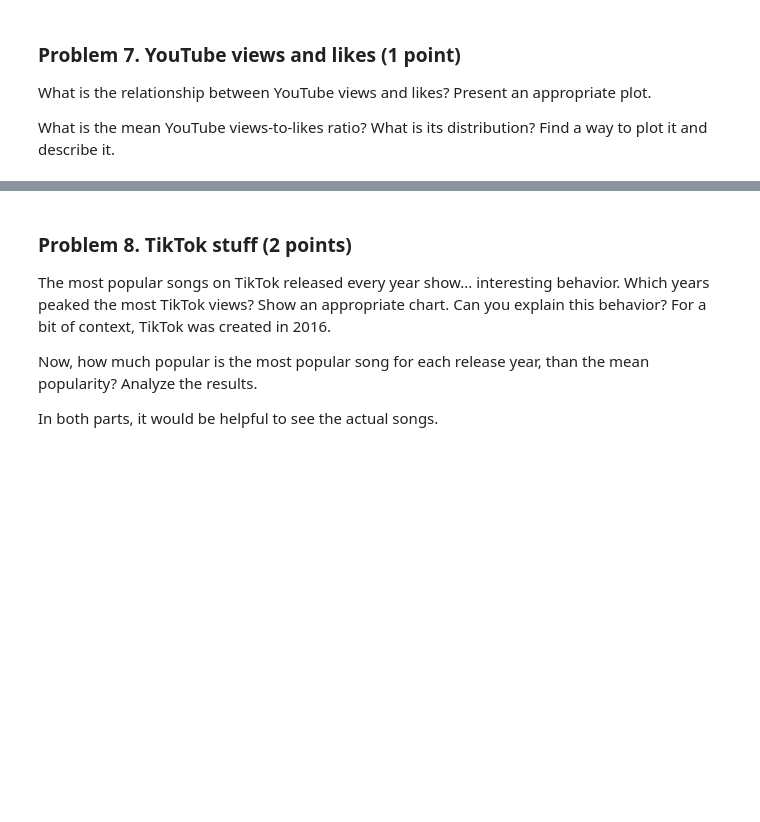
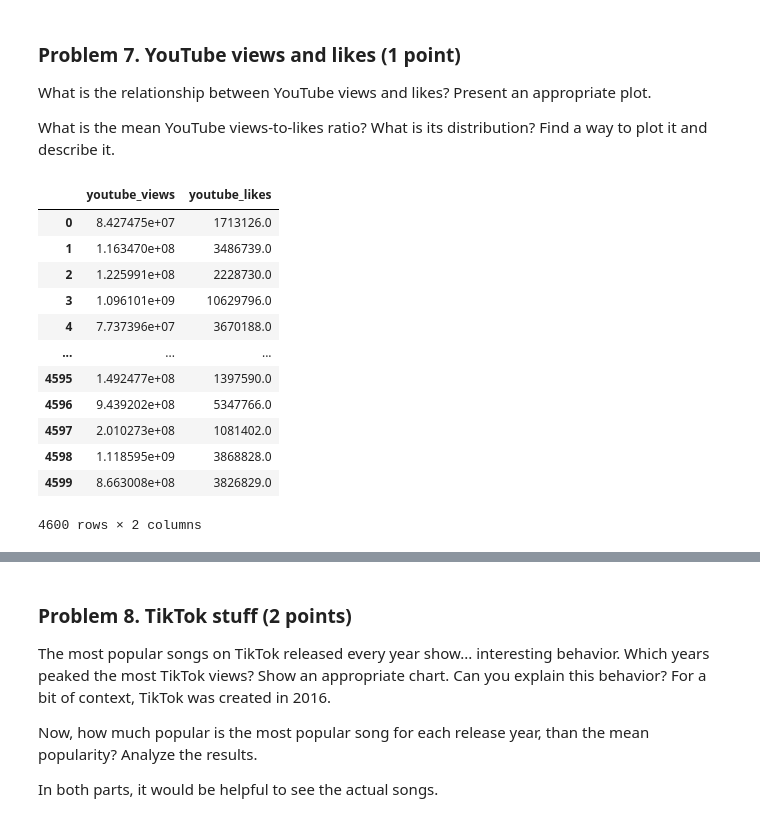
Before and after one commit to VladoDev03/data-science-softuni, a Jupyter notebook: 02-data-visualization-exploratory-data-analysis/Data Visualization and EDA Lab.ipynb, the cells around one changed output, grey strips where cells are left out. Saved outputs shown, nothing was run; the diff lists cells and outputs as text; code cells hidden in the pictures; blank space fills up the shorter version.

```diff
--- a/02-data-visualization-exploratory-data-analysis/Data Visualization and EDA Lab.ipynb
+++ b/02-data-visualization-exploratory-data-analysis/Data Visualization and EDA Lab.ipynb
@@ -502,0 +520,16 @@ What is the mean YouTube views-to-likes ratio? What is its distribution? Find a
+# %%
+youtube_data
+# %% [output]
+|  | youtube_views | youtube_likes |
+| 0 | 8.427475e+07 | 1713126.0 |
+| 1 | 1.163470e+08 | 3486739.0 |
+| 2 | 1.225991e+08 | 2228730.0 |
+| 3 | 1.096101e+09 | 10629796.0 |
+| 4 | 7.737396e+07 | 3670188.0 |
+| ... | ... | ... |
+| 4595 | 1.492477e+08 | 1397590.0 |
+| 4596 | 9.439202e+08 | 5347766.0 |
+| 4597 | 2.010273e+08 | 1081402.0 |
+| 4598 | 1.118595e+09 | 3868828.0 |
+| 4599 | 8.663008e+08 | 3826829.0 |
+4600 rows × 2 columns
```
Also changed, not shown: parts of 11 cells of this notebook.
